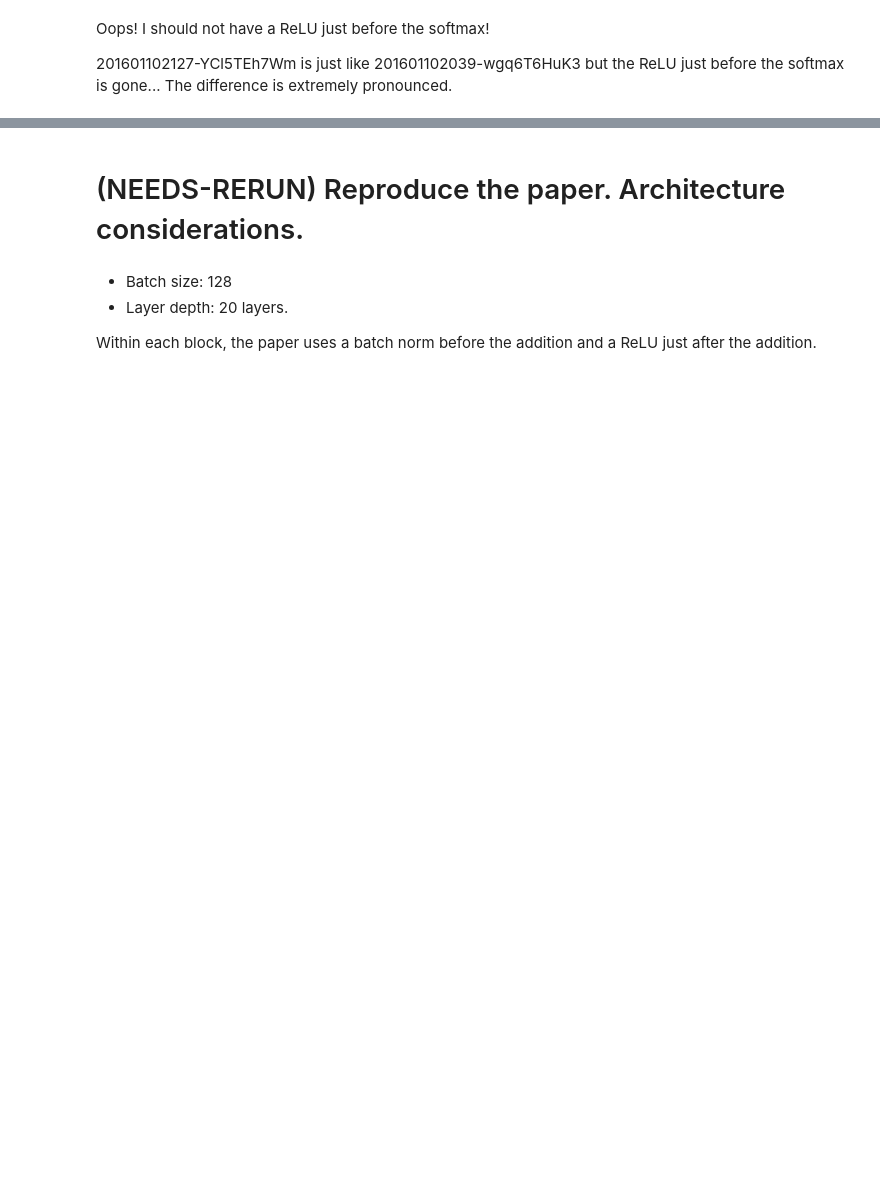
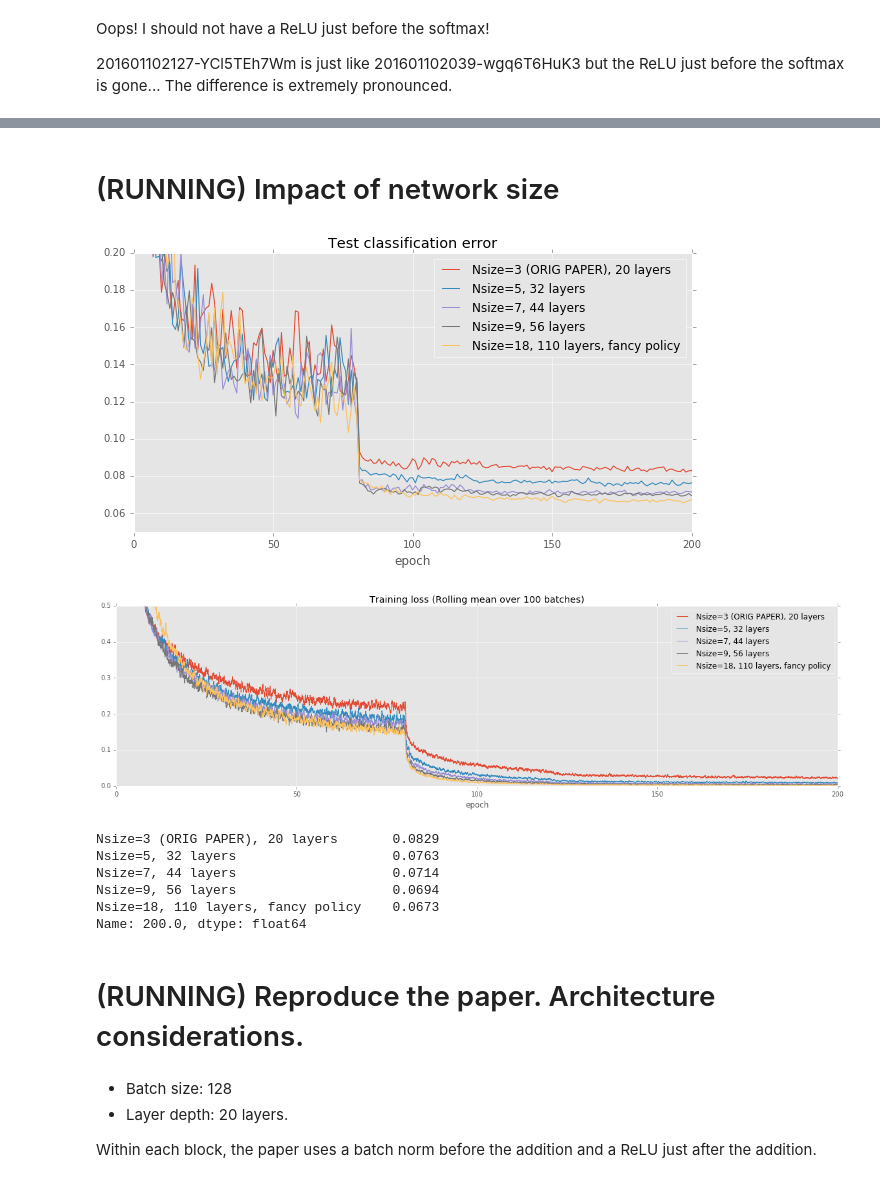
Before and after one commit to gcr/torch-residual-networks, a Jupyter notebook: Residual Network Experiment Results.ipynb, the cells around one changed output, grey strips where cells are left out. Cells and saved outputs as stored; diff of their text form; code cells hidden in the pictures; blank space fills up the shorter version.

```diff
--- a/Residual Network Experiment Results.ipynb
+++ b/Residual Network Experiment Results.ipynb
@@ -59,5 +67,34 @@ pd.rolling_mean(df, 100).plot()
+# %% [markdown]
+# (RUNNING) Impact of network size
+# %%
+experiments = collections.OrderedDict([
+("201601141709-AnY56THQt7", "Nsize=3 (ORIG PAPER), 20 layers"),
+("201601141709-rewkex7oPJ", "Nsize=5, 32 layers"),
+("201601141710-HxIw7lGPyu", "Nsize=7, 44 layers"),
+("201601141710-te4ScgnYMA", "Nsize=9, 56 layers"),
+("201601142006-5T5D1DO3VP", "Nsize=18, 110 layers, fancy policy"),
+])
+df_loss = wb.meld_csv(experiments, "Training loss.csv","loss")
+df_loss.index /= 50000.0; df_loss.index.name = "epoch"
+df_err = wb.meld_csv(experiments, "Testing Error.csv","error")
+df_err = df_err.sort_index(na_position='first')
+df_err.index /= 50000.0; df_err.index.name = "epoch"
+pd.rolling_mean(df_loss, 100).plot(title="Training loss (Rolling mean over 100 batches)", figsize=(20,5),
+                                   xlim=(0,200), ylim=(0, 0.5))
+#df_err.plot(title="Error")
+df_err.plot(xlim=(0,200), ylim=(0.05,0.2), figsize=(10,5), title="Test classification error")
+df_err.loc[200.0]
+# %% [output]
+[figure, added]
+[figure, added]
+Nsize=3 (ORIG PAPER), 20 layers       0.0829
+Nsize=5, 32 layers                    0.0763
+Nsize=7, 44 layers                    0.0714
+Nsize=9, 56 layers                    0.0694
+Nsize=18, 110 layers, fancy policy    0.0673
+Name: 200.0, dtype: float64
 # %% [markdown]
-# (NEEDS-RERUN) Reproduce the paper. Architecture considerations.
+# (RUNNING) Reproduce the paper. Architecture considerations.
 # %% [markdown]
 - Batch size: 128
 - Layer depth: 20 layers.
```
Also changed, not shown: parts of 32 cells of this notebook, 1 other file.
